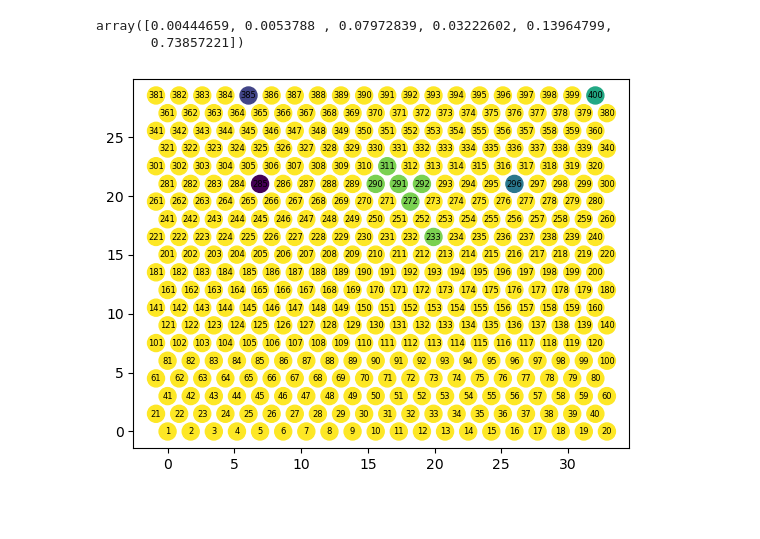
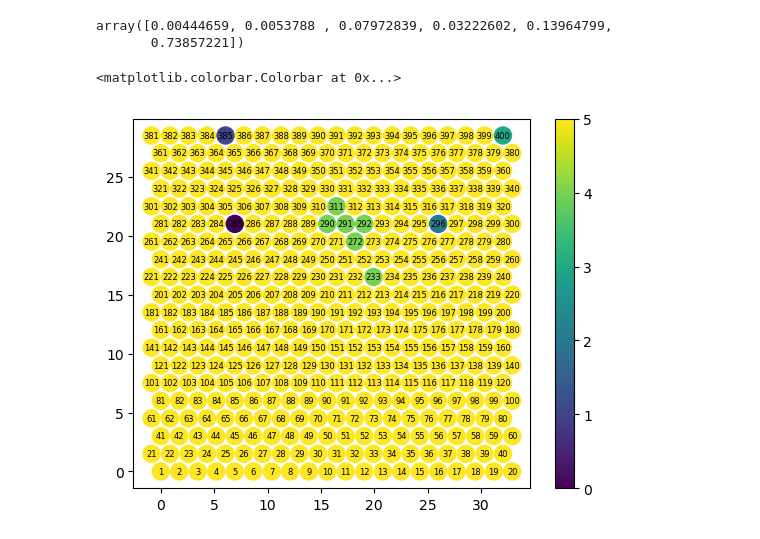
Before and after one commit to giorginolab/sh2-som, a Jupyter notebook: som-msm.ipynb, the cells around one changed output. Drawn from its saved outputs; the diff is of its cells as text; code cells hidden in the pictures; blank space fills up the shorter version.

```diff
--- a/som-msm.ipynb
+++ b/som-msm.ipynb
@@ -108,10 +82,9 @@ pcca.coarse_grained_stationary_probability
 # %% [output]
 array([0.00444659, 0.0053788 , 0.07972839, 0.03222602, 0.13964799,
        0.73857221])
-# %%
-plt.scatter(hgrid[:,0],hgrid[:,1],s=150,c=pcca.assignments)
-for i in range(400):
-       plt.annotate(i+1, (hgrid[i,0], hgrid[i,1]), fontsize=6,
-                    horizontalalignment="center", verticalalignment="center")
-# %% [output]
-[figure, removed]
+# %%
+hexagonal_grid.state_plot(hgrid, pcca.assignments)
+plt.colorbar()
+# %% [output]
+<matplotlib.colorbar.Colorbar at 0x...>
+[figure, added]
```
Also changed, not shown: parts of 2 cells of this notebook.
